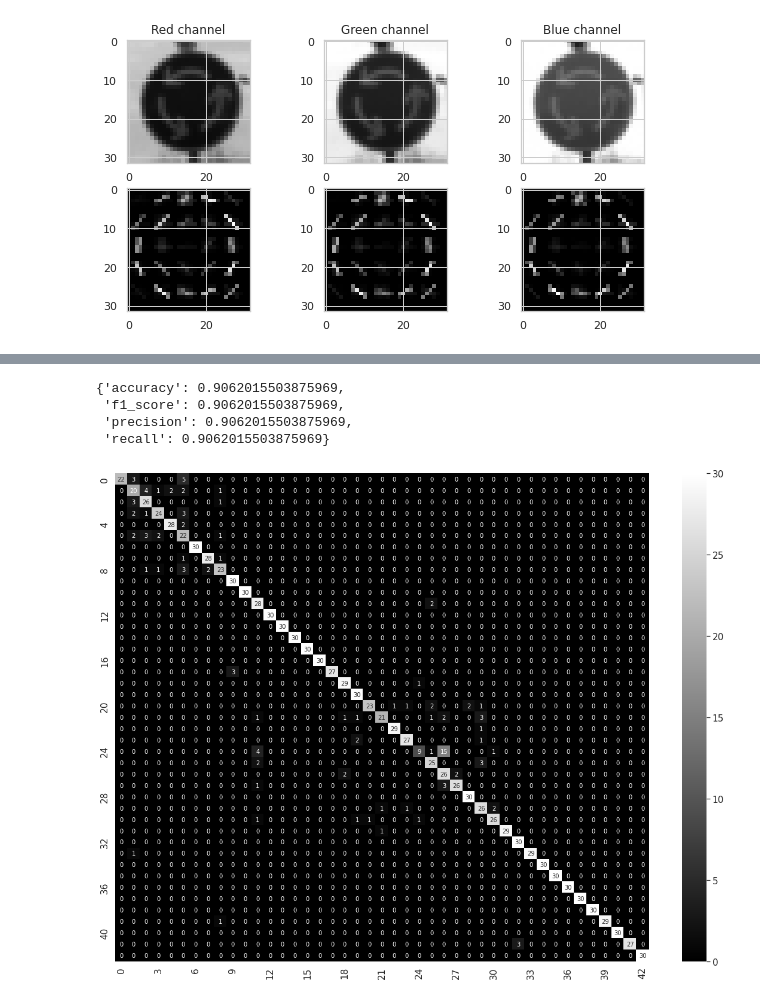
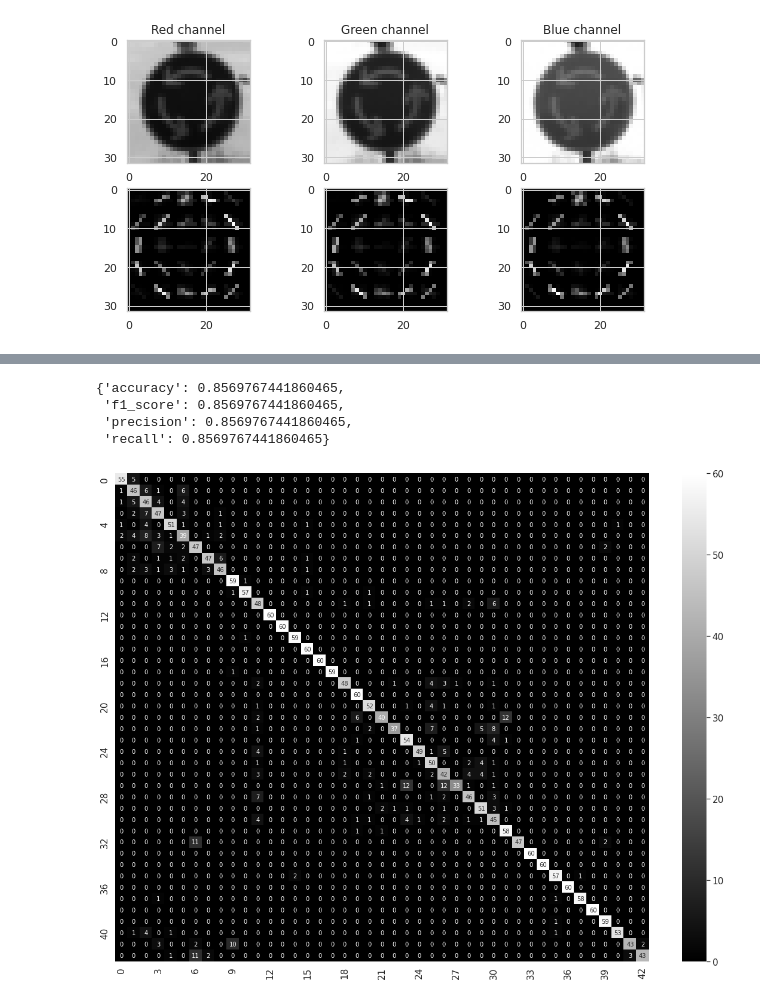
Before and after one commit to fares-mldev/uns-ml2021, a Jupyter notebook: tp4/ML_TP4_Traffic_Sign_Classification.ipynb, the cells around one changed output, grey strips where cells are left out. Saved outputs shown, nothing was run; the diff lists cells and outputs as text; code cells hidden in the pictures.

```diff
--- a/tp4/ML_TP4_Traffic_Sign_Classification.ipynb
+++ b/tp4/ML_TP4_Traffic_Sign_Classification.ipynb
@@ -428,14 +675,11 @@ GridSearchCV(cv=5, error_score=nan,
 # %%
-#@title Best trained model
+#@title Recover model results
+import pickle
+import wget
 
-# retrieve models
-import wget
-url = 'https://raw.githubusercontent.com/fares-mldev/uns-ml2021/main/tp4/model/trained_models.sav'
-filename = wget.download(url)
+!rm -f *.sav
+uri = 'https://github.com/fares-mldev/uns-ml2021/raw/main/tp4/model/all_models_gs.sav'
+wget.download(uri)
 
-import pickle
+filename = 'all_models_gs.sav'
 gs = pickle.load(open(filename, 'rb'))
-
-# Get best model
-clf = gs.best_estimator_
-clf
@@ -462,55 +702,39 @@ df_results
-# %%
-#@title Validate model { run: "auto" }
-
-X_test, y_true = undersample(data['val']['features'],
-                             data['val']['labels'])
-
-y_pred=clf.predict(X_test)
-
-from sklearn.metrics import precision_recall_fscore_support
-
-from sklearn.metrics import accuracy_score
-from sklearn.metrics import f1_score
-from sklearn.metrics import precision_score
-from sklearn.metrics import recall_score
-
-def calc_metrics(y_true, y_pred) -> dict:
-  '''
-  Evaluate metrics and return them in a dictionary
-  '''
-  metrics = {}
-  metrics['accuracy']=accuracy_score(y_true,y_pred)
-  metrics['f1_score']=f1_score(y_true,y_pred, average ='micro')
-  metrics['precision']=precision_score(y_true,y_pred, average ='micro')
-  metrics['recall']=recall_score(y_true,y_pred, average ='micro')
-
-  return metrics
-
-calc_metrics(y_true, y_pred)
-# %% [output]
-{'accuracy': 0.9062015503875969,
- 'f1_score': 0.9062015503875969,
- 'precision': 0.9062015503875969,
- 'recall': 0.9062015503875969}
+# %%
+#@title Validate with test set { run: "auto" }
+#@markdown There seems to be a degree of overfitting since the model performance drops when compared to the train-val sets.
+
+X_test, y_test = undersample(data['test']['features'],
+                             data['test']['labels'])
+clf = gs.best_estimator_
+
+y_pred=clf.predict(X_test)
+
+calc_metrics(y_test, y_pred)
+# %% [output]
+{'accuracy': 0.8569767441860465,
+ 'f1_score': 0.8569767441860465,
+ 'precision': 0.8569767441860465,
+ 'recall': 0.8569767441860465}
 # %%
 #@title Confusion matrix { run: "auto" }
+#@markdown Some classes seem to be harder to classify
 
 from sklearn.metrics import confusion_matrix
 from sklearn.metrics import ConfusionMatrixDisplay
 
-cm =  confusion_matrix(y_true,
+cm =  confusion_matrix(y_test,
                        y_pred,
                        #normalize='true'
                        )
 import seaborn as sn
 
 df_cm = pd.DataFrame(cm)
 sn.set(font_scale=1.4) # for label size
 sn.heatmap(df_cm, annot=True, annot_kws={"size": 10}, cmap= 'gray') # font size
 fig = plt.gcf()
 fig.set_size_inches(20,15)
 # %% [output]
-[figure, old version]
+[figure, new version]
 # %%
 #@title Error Analysis { run: "auto" }
 from sklearn.metrics import classification_report
```
Also changed, not shown: parts of 14 cells of this notebook.
